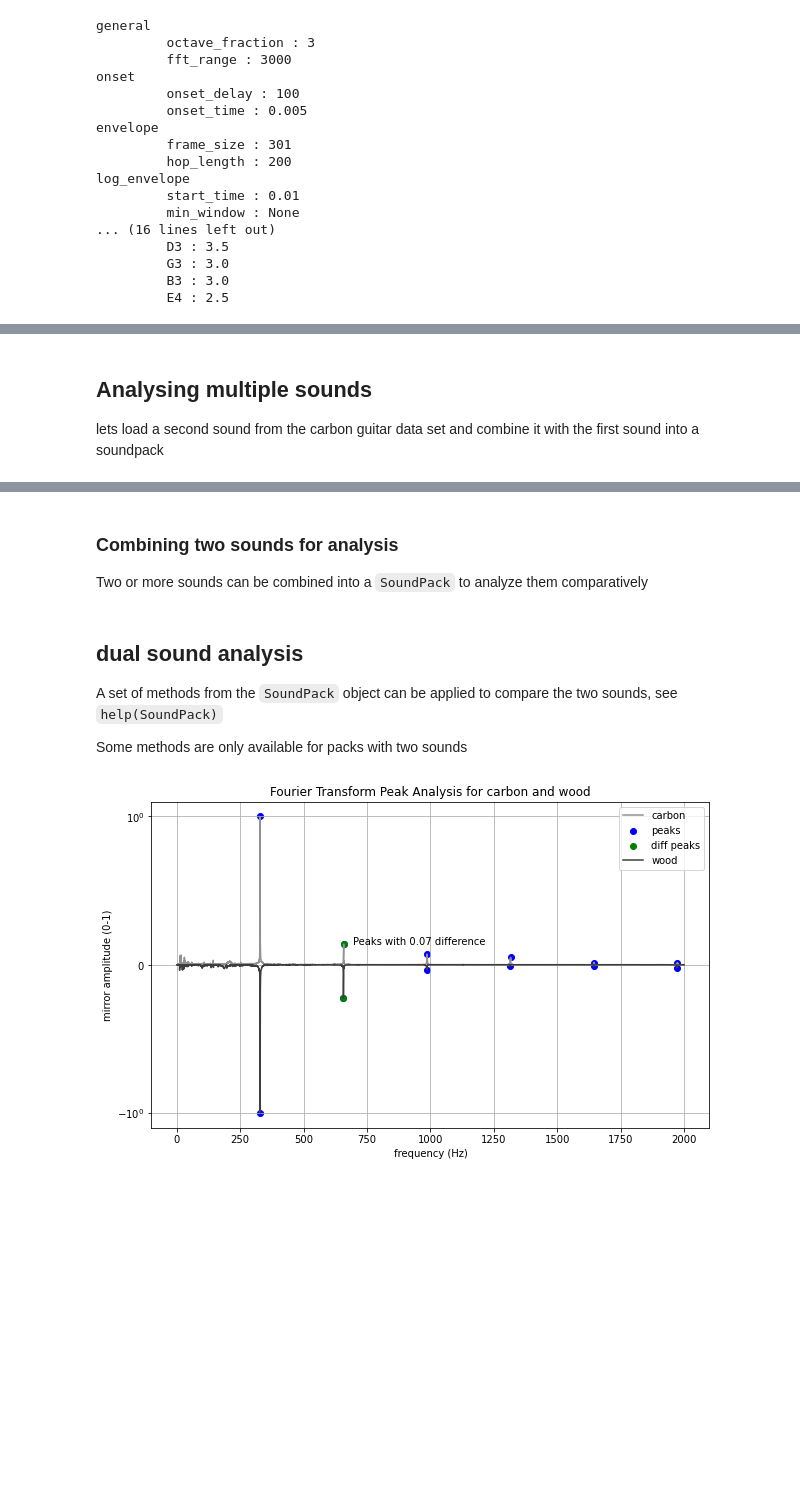
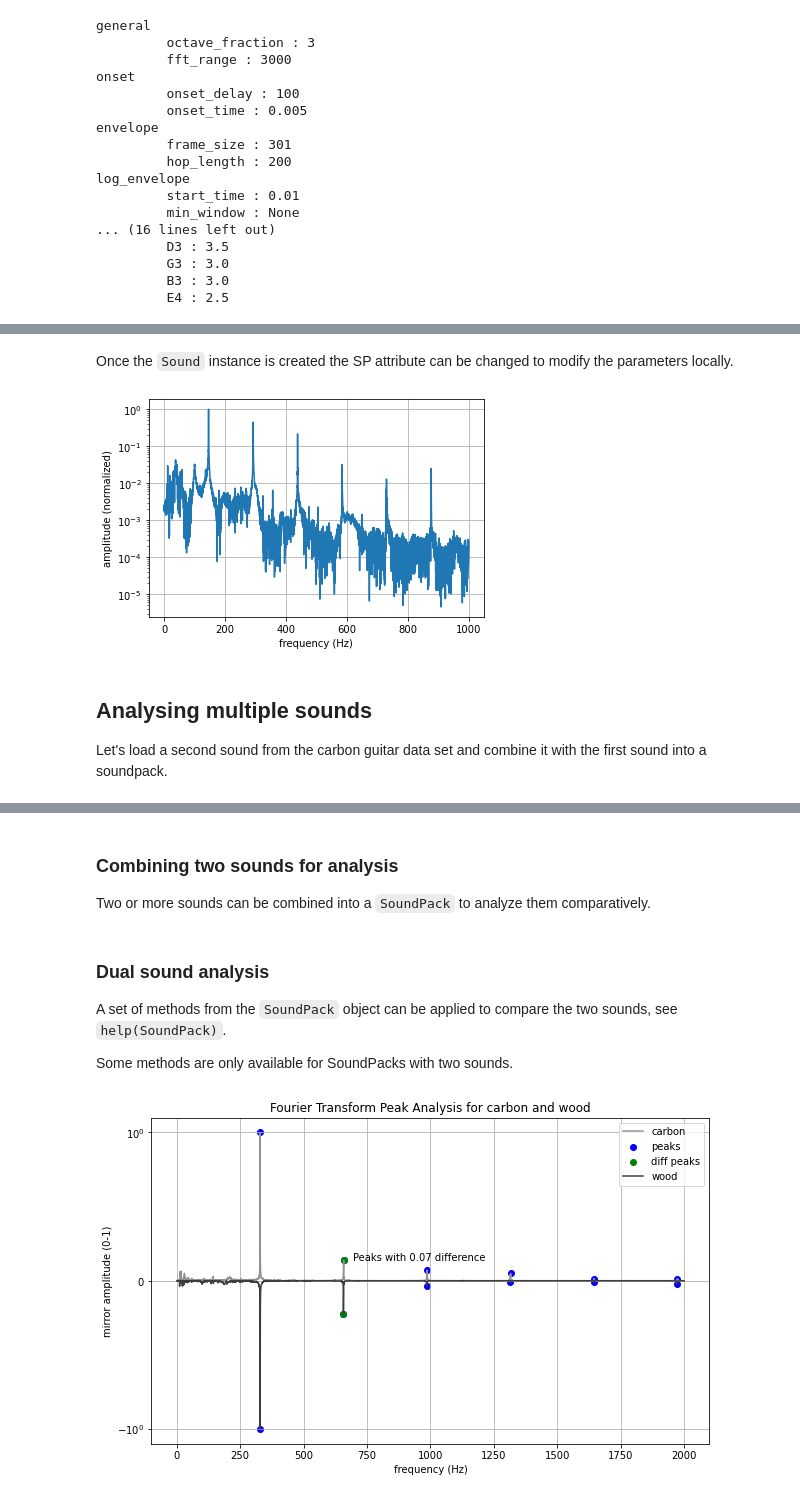
Before and after one commit to olivecha/guitarsounds, a Jupyter notebook: docs/API_Tutorial.ipynb, the cells around one changed output, grey strips where cells are left out. Drawn from its saved outputs; the diff is of its cells as text; code cells hidden in the pictures; blank space fills up the shorter version.

```diff
--- a/docs/API_Tutorial.ipynb
+++ b/docs/API_Tutorial.ipynb
@@ -156,4 +175,11 @@ log_envelope
+# %% [markdown]
+Once the `Sound` instance is created the SP attribute can be changed to modify the parameters locally.
+# %%
+new_param_sound.SP.change('fft_range', 1000)
+new_param_sound.plot.fft()
+# %% [output]
+[figure, added]
 # %% [markdown]
 ## Analysing multiple sounds
-lets load a second sound from the carbon guitar data set and combine it with the first sound into a soundpack
+Let's load a second sound from the carbon guitar data set and combine it with the first sound into a soundpack.
 # %%
@@ -166,14 +192,14 @@ mysound_carbon.signal.listen()
 # %% [markdown]
 ### Combining two sounds for analysis
 
-Two or more sounds can be combined into a `SoundPack` to analyze them comparatively
+Two or more sounds can be combined into a `SoundPack` to analyze them comparatively.
 # %%
 # creating a soundpack from two sounds
 mypack = SoundPack(mysound, mysound_carbon)
 # %% [markdown]
-## dual sound analysis
+### Dual sound analysis
 
-A set of methods from the `SoundPack` object can be applied to compare the two sounds, see `help(SoundPack)`
+A set of methods from the `SoundPack` object can be applied to compare the two sounds, see `help(SoundPack)`.
 
-Some methods are only available for packs with two sounds
+Some methods are only available for SoundPacks with two sounds.
 # %%
```
Also changed, not shown: parts of 31 cells of this notebook.
